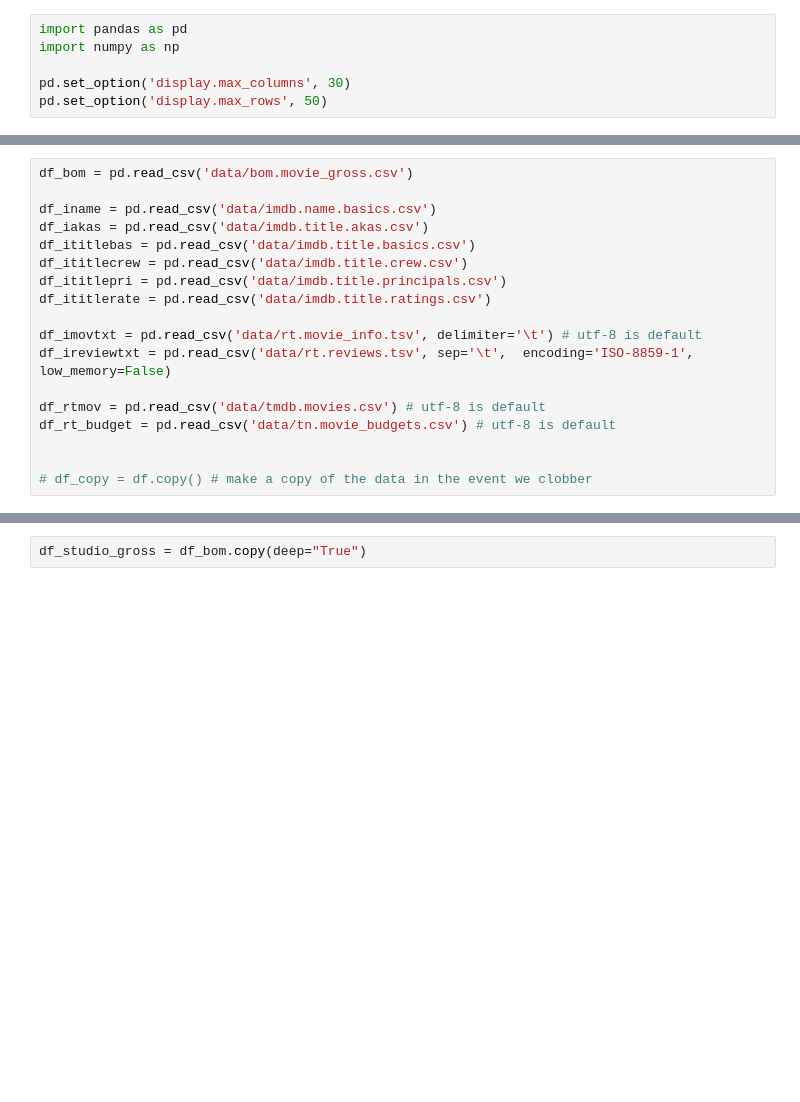
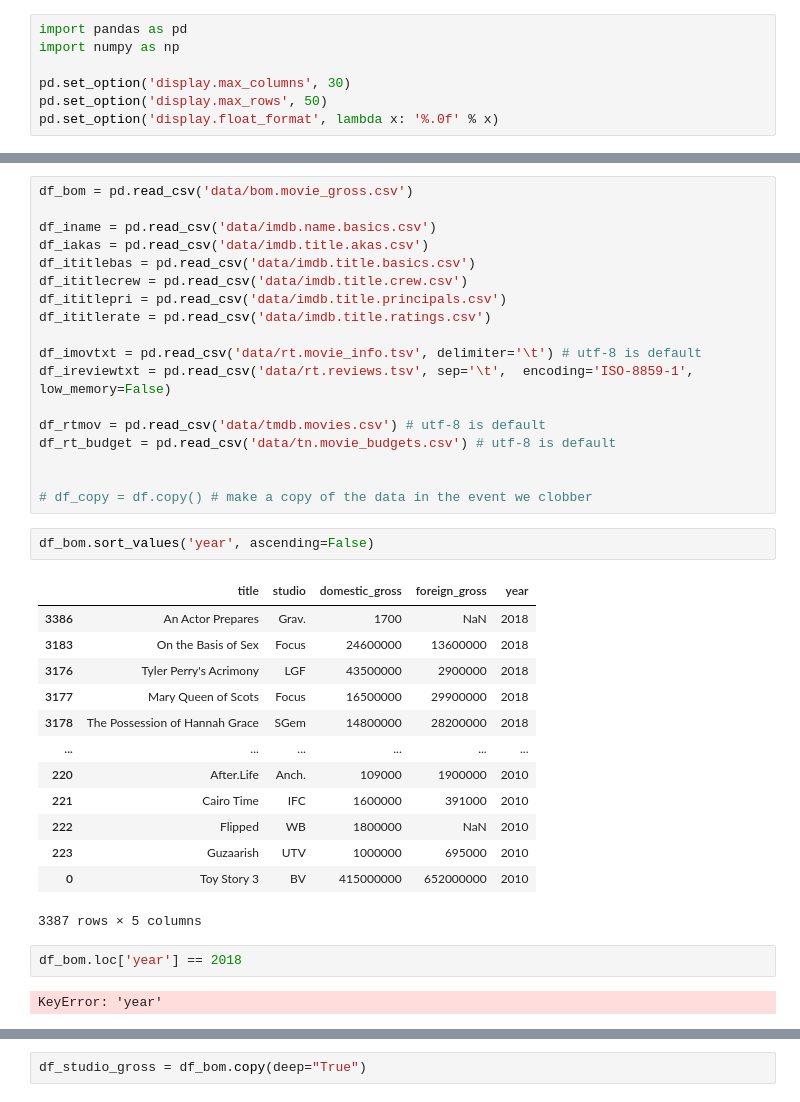
Before and after one commit to KelliExMachina/mod_1_movie, a Jupyter notebook: data_cleaning.ipynb, the cells around one changed output, grey strips where cells are left out. Drawn from its saved outputs; the diff is of its cells as text; blank space fills up the shorter version.

Commit message:
Add gross studio, update presentation

```diff
--- a/data_cleaning.ipynb
+++ b/data_cleaning.ipynb
@@ -9,6 +9,7 @@ import numpy as np
 
 pd.set_option('display.max_columns', 30)
 pd.set_option('display.max_rows', 50)
+pd.set_option('display.float_format', lambda x: '%.0f' % x)
 # %% [markdown]
 Read each dataset as a Pandas dataframe.
 # %%
@@ -29,3 +30,23 @@ df_rt_budget = pd.read_csv('data/tn.movie_budgets.csv') # utf-8 is default
 
 
 # df_copy = df.copy() # make a copy of the data in the event we clobber
+# %%
+df_bom.sort_values('year', ascending=False)
+# %% [output]
+|  | title | studio | domestic_gross | foreign_gross | year |
+| 3386 | An Actor Prepares | Grav. | 1700 | NaN | 2018 |
+| 3183 | On the Basis of Sex | Focus | 24600000 | 13600000 | 2018 |
+| 3176 | Tyler Perry's Acrimony | LGF | 43500000 | 2900000 | 2018 |
+| 3177 | Mary Queen of Scots | Focus | 16500000 | 29900000 | 2018 |
+| 3178 | The Possession of Hannah Grace | SGem | 14800000 | 28200000 | 2018 |
+| ... | ... | ... | ... | ... | ... |
+| 220 | After.Life | Anch. | 109000 | 1900000 | 2010 |
+| 221 | Cairo Time | IFC | 1600000 | 391000 | 2010 |
+| 222 | Flipped | WB | 1800000 | NaN | 2010 |
+| 223 | Guzaarish | UTV | 1000000 | 695000 | 2010 |
+| 0 | Toy Story 3 | BV | 415000000 | 652000000 | 2010 |
+3387 rows × 5 columns
+# %%
+df_bom.loc['year'] == 2018
+# %% [output]
+KeyError: 'year'
```
Also changed, not shown: parts of 19 cells of this notebook, 2 other files.
